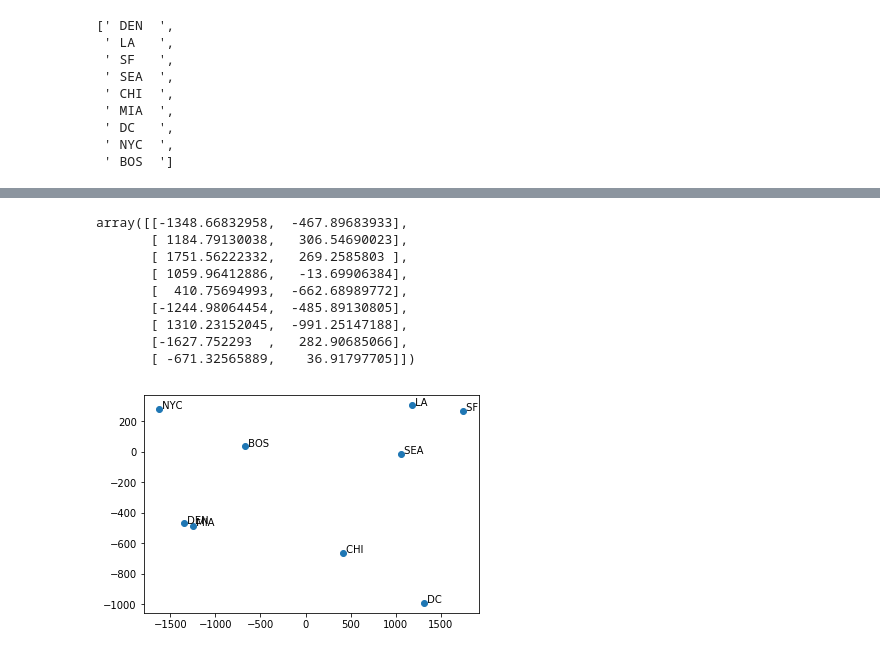
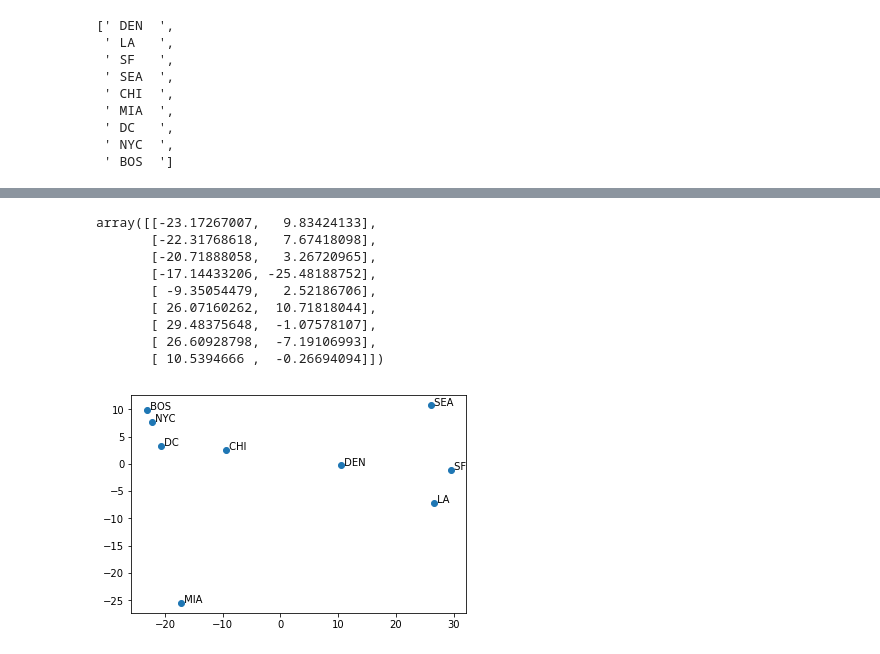
Before and after one commit to 1jinwoo/ML-HW4, a Jupyter notebook: Q2.4.ipynb, the cells around one changed output, grey strips where cells are left out. Drawn from its saved outputs; the diff is of its cells as text; code cells hidden in the pictures.

```diff
--- a/Q2.4.ipynb
+++ b/Q2.4.ipynb
@@ -25,6 +25,6 @@ Index([' BOS  ', ' NYC  ', ' DC   ', ' MIA  ', ' CHI  ', ' SEA  ', ' SF   ',
        ' LA   ', ' DEN  '],
       dtype='object')
 # %%
-D = df.to_numpy() ** 2
+D = df.to_numpy()
 D
 # %% [output]
@@ -183,4 +175,4 @@ OrderedDict([(' DEN  ',
 # %%
-ordered_Q = np.array([item[1] for item in sorted_lambdas_pairing.values()])
+ordered_Q = np.array([item[1] for item in sorted_lambdas_pairing.values()]).T
 ordered_Q
 # %% [output]
@@ -295,23 +331,23 @@ ld_embedding = ld_embedding[:, :k]
 # %%
 ld_embedding
 # %% [output]
-array([[-1348.66832958,  -467.89683933],
-       [ 1184.79130038,   306.54690023],
-       [ 1751.56222332,   269.2585803 ],
-       [ 1059.96412886,   -13.69906384],
-       [  410.75694993,  -662.68989772],
-       [-1244.98064454,  -485.89130805],
-       [ 1310.23152045,  -991.25147188],
-       [-1627.752293  ,   282.90685066],
-       [ -671.32565889,    36.91797705]])
+array([[-23.17267007,   9.83424133],
+       [-22.31768618,   7.67418098],
+       [-20.71888058,   3.26720965],
+       [-17.14433206, -25.48188752],
+       [ -9.35054479,   2.52186706],
+       [ 26.07160262,  10.71818044],
+       [ 29.48375648,  -1.07578107],
+       [ 26.60928798,  -7.19106993],
+       [ 10.5394666 ,  -0.26694094]])
 # %%
 x = ld_embedding[:, 0]
 y = ld_embedding[:, 1]
-labels = ordered_cities
+labels = ordered_cities[::-1]
 
 fig, ax = plt.subplots()
 ax.scatter(x, y)
 for i, label in enumerate(labels):
     ax.annotate(label, (x[i], y[i]))
 # %% [output]
-[figure, old version]
+[figure, new version]
```
Also changed, not shown: parts of 15 cells of this notebook.
